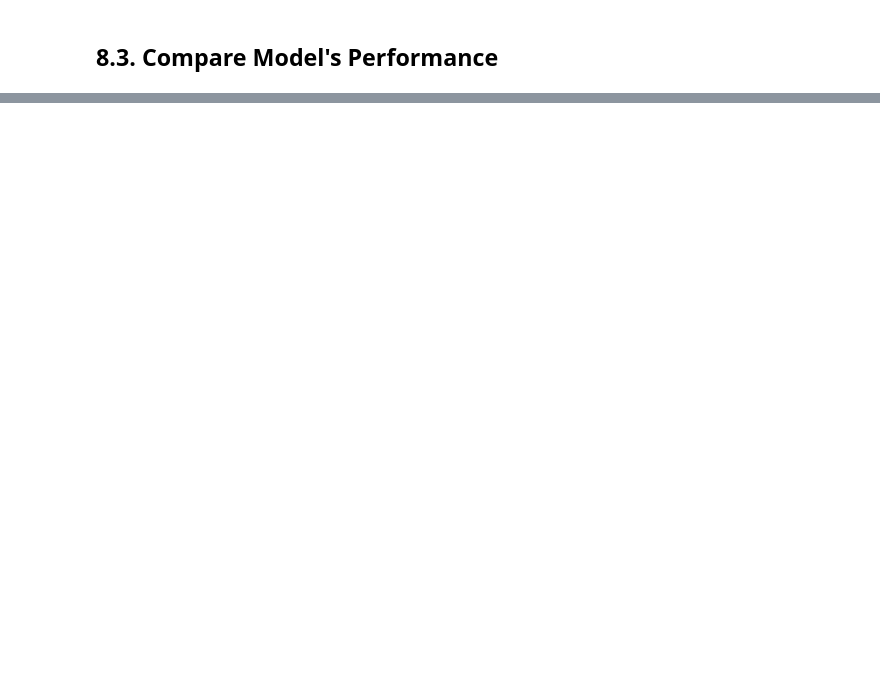
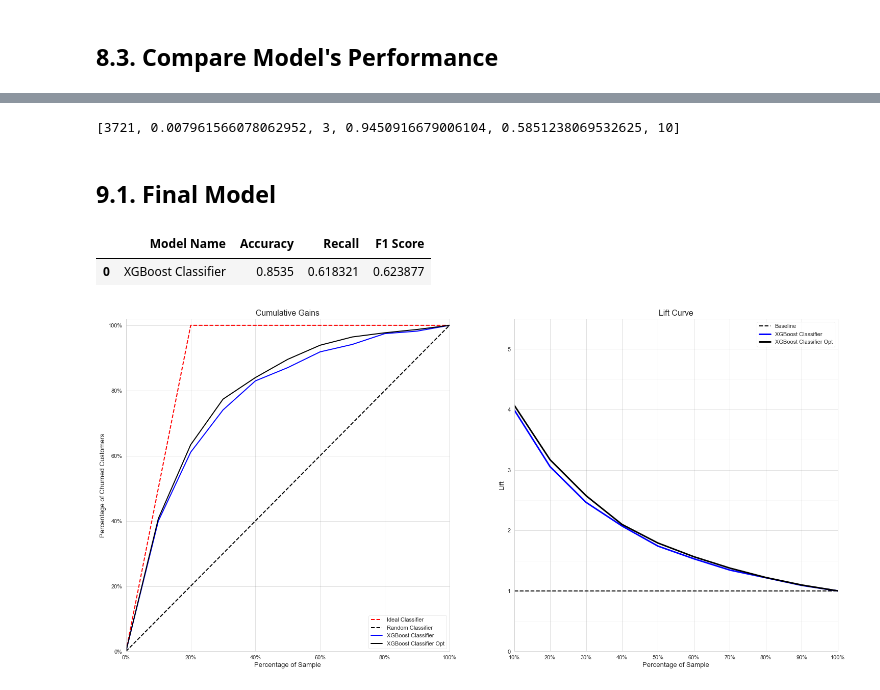
Before and after one commit to Gutscs/Client-Churn-Prediction, a Jupyter notebook: notebooks/churn_pred_cycle-2.ipynb, the cells around one changed output, grey strips where cells are left out. Saved outputs shown, nothing was run; the diff lists cells and outputs as text; code cells hidden in the pictures; blank space fills up the shorter version.

```diff
--- a/notebooks/churn_pred_cycle-2.ipynb
+++ b/notebooks/churn_pred_cycle-2.ipynb
@@ -767,0 +935,36 @@ plot_lift_gain_curves([lr_gains, rf_gains, xgb_gains], [lr_lifts, rf_lifts, xgb_
+# %%
+res.x
+# %% [output]
+[3721, 0.007961566078062952, 3, 0.9450916679006104, 0.5851238069532625, 10]
+# %% [markdown]
+## 9.1. Final Model
+# %%
+opt_params = [3721, 0.007961566078062952, 3, 0.9450916679006104, 0.5851238069532625, 10]
+
+# model
+xgb_model_opt = XGBClassifier( n_estimators=opt_params[0],
+                            eta=opt_params[1],
+                            max_depth=opt_params[2],
+                            subsample=opt_params[3],
+                            colsample_bytree=opt_params[4],
+                            min_child_weight=opt_params[5],
+                            random_state=42,
+                            eval_metric='logloss',
+                            n_jobs=-1
+                          ).fit( x_train_bal, y_train_bal )
+
+# prediction
+y_pred_xgopt = xgb_model_opt.predict( x_test )
+
+# performance
+xgb_result_opt = ml_metrics( 'XGBoost Classifier', y_test, y_pred_xgopt )
+xgb_result_opt
+# %% [output]
+|  | Model Name | Accuracy | Recall | F1 Score |
+| 0 | XGBoost Classifier | 0.8535 | 0.618321 | 0.623877 |
+# %%
+# plot cumulative gain curve and lift curve
+xgb_lifts_opt, xgb_gains_opt = get_lift_gain(xgb_model_opt, x_test, y_test)
+plot_lift_gain_curves([xgb_gains, xgb_gains_opt], [xgb_lifts, xgb_lifts_opt], ['XGBoost Classifier', 'XGBoost Classifier Opt'], churn_ratio=0.2, step=0.1)
+# %% [output]
+[figure, added]
```
Also changed, not shown: parts of 24 cells of this notebook.
